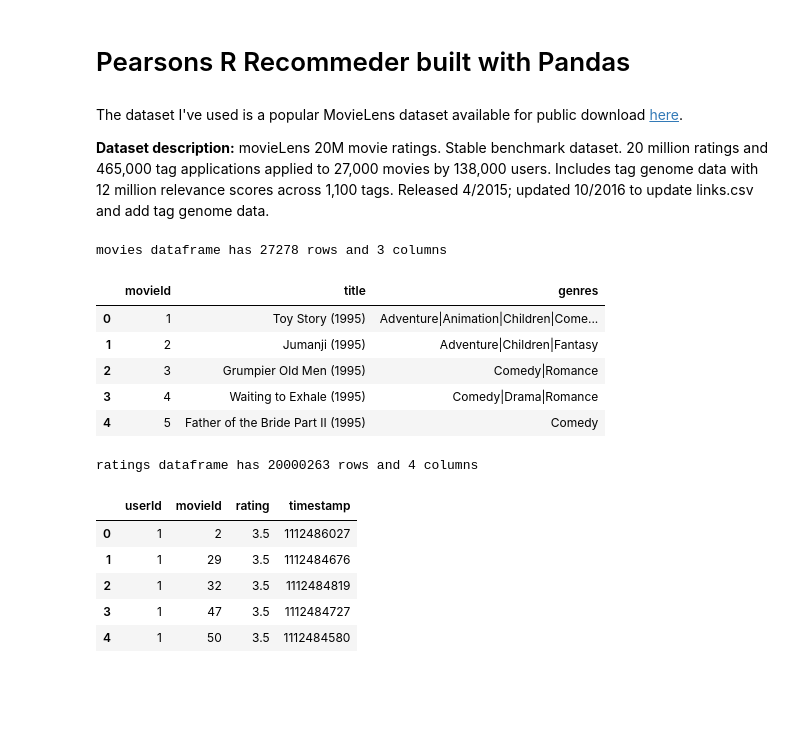
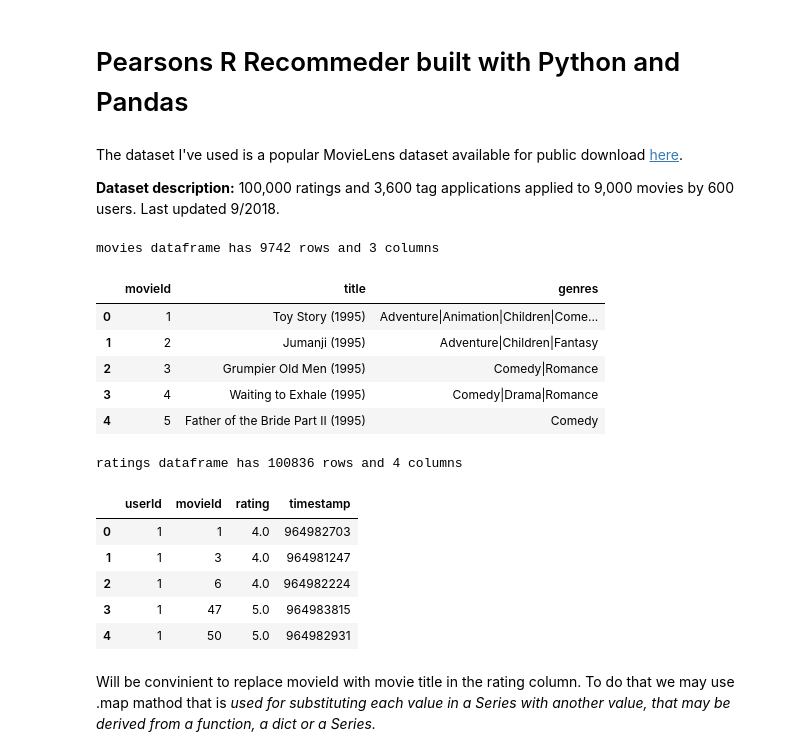
Before and after one commit to lepchenkov/Collaborative-Pearsons-R-Movie-Recommender, a Jupyter notebook: Pearsons_R.ipynb, the cells around one changed output. Cells and saved outputs as stored; diff of their text form; code cells hidden in the pictures; blank space fills up the shorter version.

Commit message:
Imported and processed movies and ratings.

```diff
--- a/Pearsons_R.ipynb
+++ b/Pearsons_R.ipynb
@@ -1,17 +1,17 @@
 # %% [markdown]
-<h1>Pearsons R Recommeder built with Pandas</h1>
+<h1>Pearsons R Recommeder built with Python and Pandas</h1>
 # %%
 import pandas as pd
 import numpy as np
 # %% [markdown]
 <p>The dataset I've used is a popular MovieLens dataset available for public download <a href="https://grouplens.org/datasets/movielens/">here</a>.</p>
-<p><b>Dataset description:</b> movieLens 20M movie ratings. Stable benchmark dataset. 20 million ratings and 465,000 tag applications applied to 27,000 movies by 138,000 users. Includes tag genome data with 12 million relevance scores across 1,100 tags. Released 4/2015; updated 10/2016 to update links.csv and add tag genome data.</p>
+<p><b>Dataset description:</b> 100,000 ratings and 3,600 tag applications applied to 9,000 movies by 600 users. Last updated 9/2018.</p>
 # %%
-movies = pd.read_csv('ml-20m/movies.csv')
+movies = pd.read_csv('ml-latest-small/movies.csv')
 print(f'movies dataframe has {movies.shape[0]} rows and {movies.shape[1]} columns')
 movies.head()
 # %% [output]
-movies dataframe has 27278 rows and 3 columns
+movies dataframe has 9742 rows and 3 columns
 |  | movieId | title | genres |
 | 0 | 1 | Toy Story (1995) | Adventure|Animation|Children|Come... |
 | 1 | 2 | Jumanji (1995) | Adventure|Children|Fantasy |
@@ -19,14 +19,16 @@ movies dataframe has 27278 rows and 3 columns
 | 3 | 4 | Waiting to Exhale (1995) | Comedy|Drama|Romance |
 | 4 | 5 | Father of the Bride Part II (1995) | Comedy |
 # %%
-ratings = pd.read_csv('ml-20m/ratings.csv')
+ratings = pd.read_csv('ml-latest-small/ratings.csv')
 print(f'ratings dataframe has {ratings.shape[0]} rows and {ratings.shape[1]} columns')
 ratings.head()
 # %% [output]
-ratings dataframe has 20000263 rows and 4 columns
+ratings dataframe has 100836 rows and 4 columns
 |  | userId | movieId | rating | timestamp |
-| 0 | 1 | 2 | 3.5 | 1112486027 |
-| 1 | 1 | 29 | 3.5 | 1112484676 |
-| 2 | 1 | 32 | 3.5 | 1112484819 |
-| 3 | 1 | 47 | 3.5 | 1112484727 |
-| 4 | 1 | 50 | 3.5 | 1112484580 |
+| 0 | 1 | 1 | 4.0 | 964982703 |
+| 1 | 1 | 3 | 4.0 | 964981247 |
+| 2 | 1 | 6 | 4.0 | 964982224 |
+| 3 | 1 | 47 | 5.0 | 964983815 |
+| 4 | 1 | 50 | 5.0 | 964982931 |
+# %% [markdown]
+<p>Will be convinient to replace movieId with movie title in the rating column. To do that we may use .map mathod that is <i>used for substituting each value in a Series with another value, that may be derived from a function, a dict or a Series.</i></p>
```
Also changed, not shown: parts of 3 cells of this notebook.
